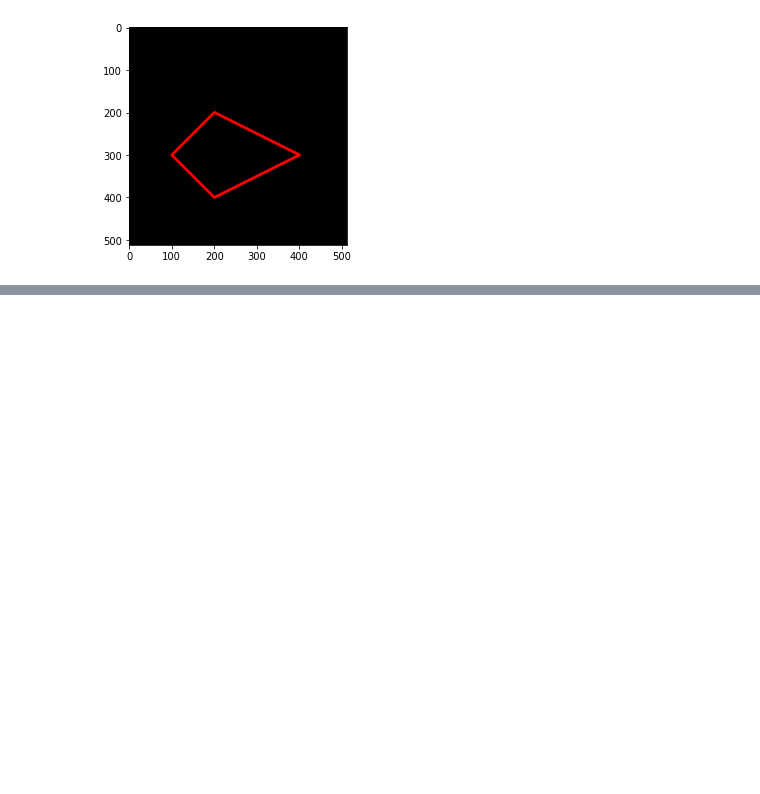
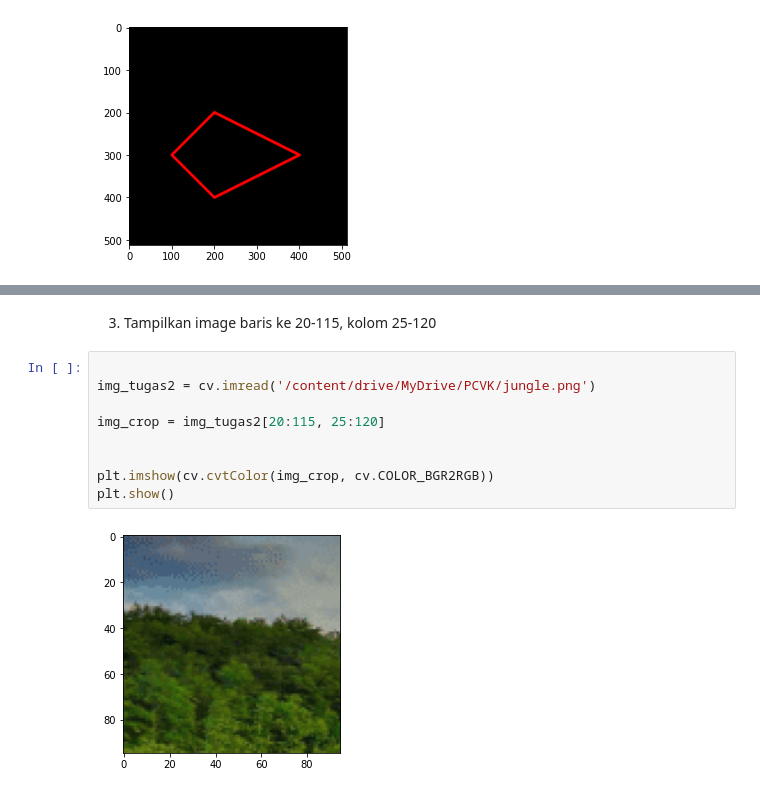
Before and after one commit to khrnnisak/PCVK_Genap_2023, a Jupyter notebook: Pertemuan2.ipynb, the cells around one changed output, grey strips where cells are left out. Saved outputs shown, nothing was run; the diff lists cells and outputs as text; blank space fills up the shorter version.

```diff
--- a/Pertemuan2.ipynb
+++ b/Pertemuan2.ipynb
@@ -125,0 +179,13 @@ plt.imshow(black_img2)
+# %% [markdown]
+3. Tampilkan image baris ke 20-115, kolom 25-120
+# %%
+
+img_tugas2 = cv.imread('/content/drive/MyDrive/PCVK/jungle.png')
+
+img_crop = img_tugas2[20:115, 25:120]
+
+
+plt.imshow(cv.cvtColor(img_crop, cv.COLOR_BGR2RGB))
+plt.show()
+# %% [output]
+[figure, added]
```
Also changed, not shown: parts of 25 cells of this notebook.
